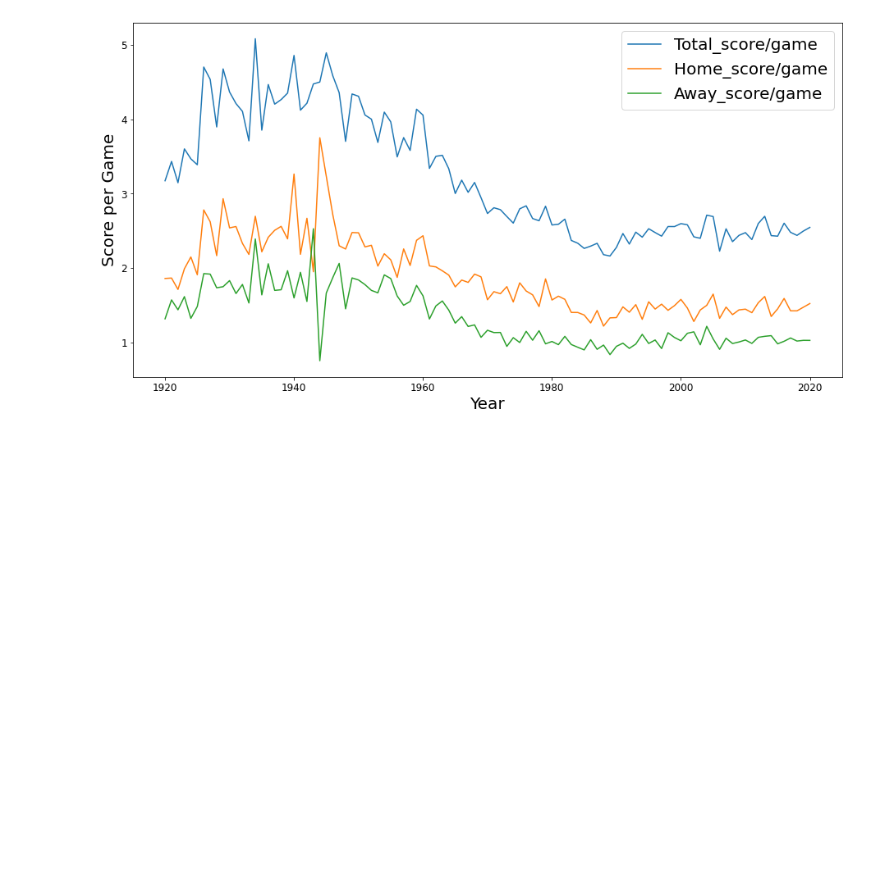
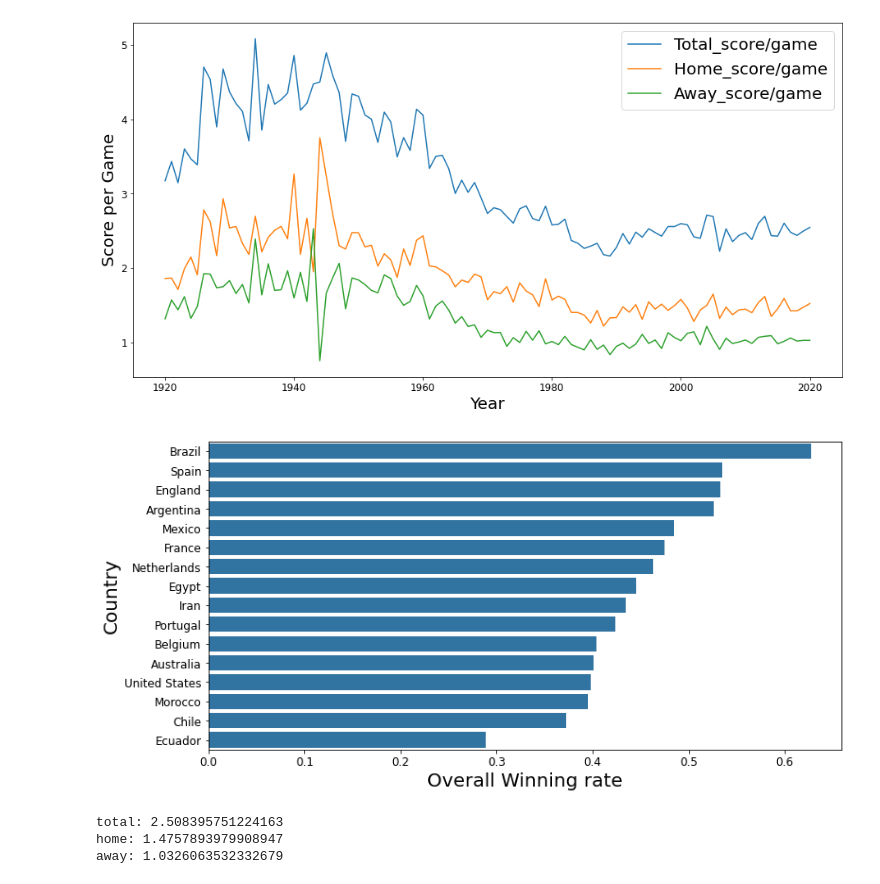
Before and after one commit to feng27/Soccer_results_analaysis, a Jupyter notebook: soccer_analysis.ipynb, the cells around one changed output. Cells and saved outputs as stored; diff of their text form; code cells hidden in the pictures; blank space fills up the shorter version.

```diff
--- a/soccer_analysis.ipynb
+++ b/soccer_analysis.ipynb
@@ -307,3 +309,27 @@ ax.legend(loc=0,prop={'size': 20})
 # %% [output]
 <matplotlib.legend.Legend at 0x...>
 [figure]
+# %%
+# list out the top 20 country with best winning rate in the last 20 years
+total_summary = game_summary(df_result_interest,teams_interest,f_year=2000,l_year=2020)
+top_20_country = total_summary.sort_values(by='Win_rate', ascending = False)['Country'].iloc[:20]
+top20_summary = game_summary(df_result_interest,top_20_country)
+# calculate top20 winning rate
+rank_order = list(top20_summary[top20_summary['home_away']=='overall'].sort_values(by=['Win_rate'], ascending=False)['Country'])
+sns.barplot(data=top20_summary[top20_summary['home_away'] == 'overall'],
+            x='Win_rate', y='Country', order = rank_order, color=base_color)
+plt.xticks(fontsize=12);
+plt.yticks(fontsize=12);
+plt.xlabel('Overall Winning rate', fontsize=20);
+plt.ylabel('Country', fontsize=20);
+# %% [output]
+[figure, added]
+# %%
+total_summary[total_summary['Country']=="Italy"]
+print(f"total: {total_scores_ave.iloc[-10:].mean()}")
+print(f"home: {home_scores_ave.iloc[-10:].mean()}")
+print(f"away: {away_scores_ave.iloc[-10:].mean()}")
+# %% [output]
+total: 2.508395751224163
+home: 1.4757893979908947
+away: 1.0326063532332679
```
Also changed, not shown: parts of 4 cells of this notebook, 3 other files.
